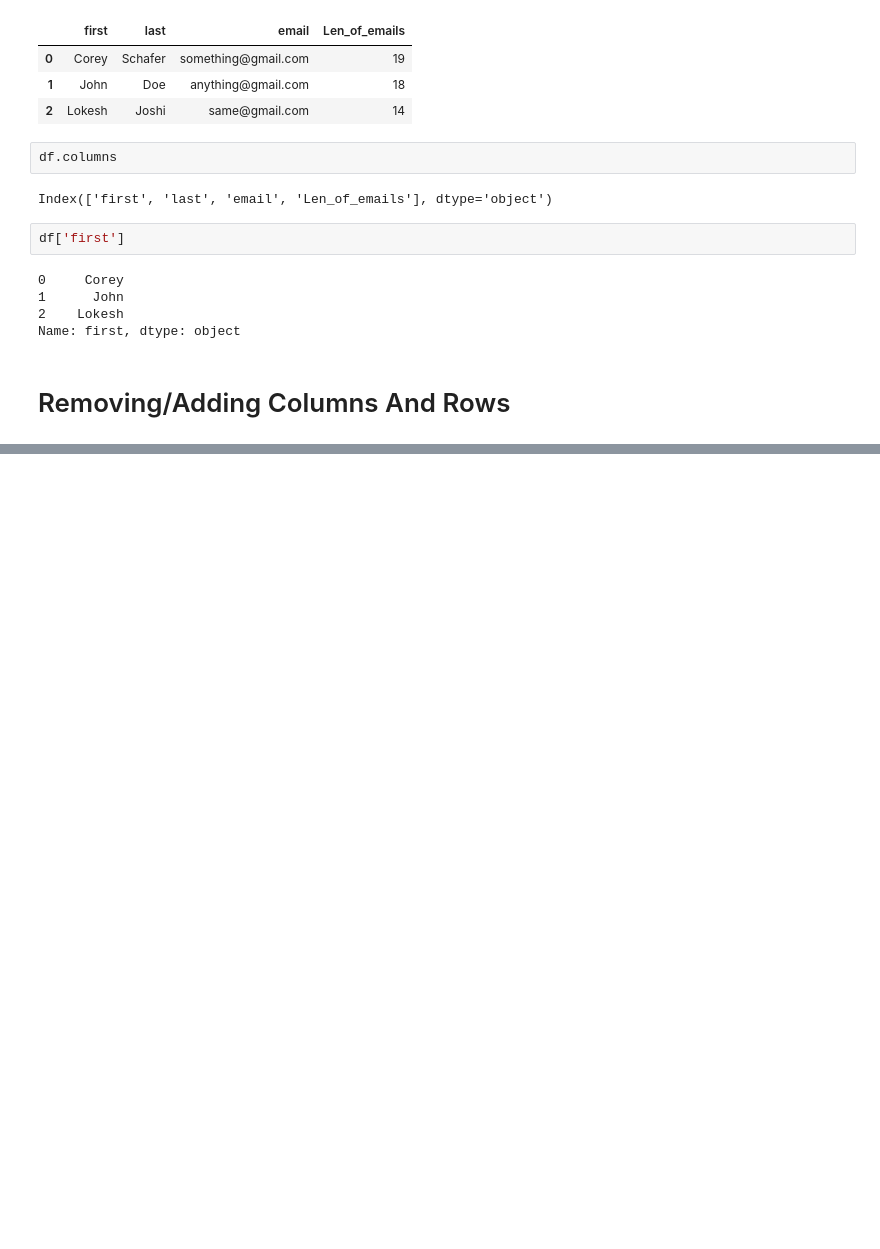
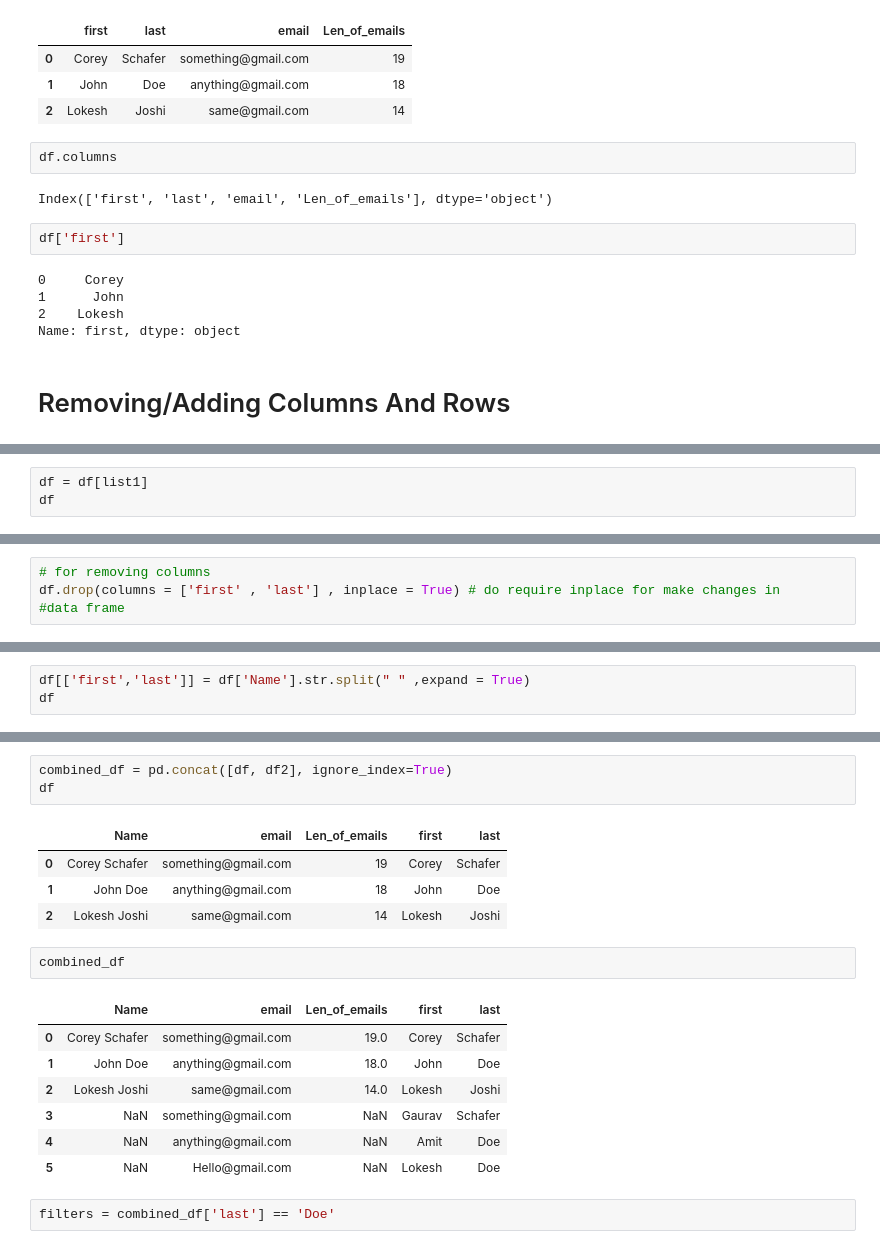
Before and after one commit to lucky-2104/Pandas, a Jupyter notebook: Modifying Data.ipynb, the cells around one changed output, grey strips where cells are left out. Drawn from its saved outputs; the diff is of its cells as text; blank space fills up the shorter version.

Commit message:
Modifying Rows and Columns and Sorting

```diff
--- a/Modifying Data.ipynb
+++ b/Modifying Data.ipynb
@@ -178,0 +205,3 @@ Name: first, dtype: object
+# %%
+df = df[list1]
+df
@@ -178,0 +213,4 @@ Name: first, dtype: object
+# %%
+# for removing columns
+df.drop(columns = ['first' , 'last'] , inplace = True) # do require inplace for make changes in
+#data frame
@@ -178,0 +229,3 @@ Name: first, dtype: object
+# %%
+df[['first','last']] = df['Name'].str.split(" " ,expand = True)
+df
@@ -178,0 +256,20 @@ Name: first, dtype: object
+# %%
+combined_df = pd.concat([df, df2], ignore_index=True)
+df
+# %% [output]
+|  | Name | email | Len_of_emails | first | last |
+| 0 | Corey Schafer | something@gmail.com | 19 | Corey | Schafer |
+| 1 | John Doe | anything@gmail.com | 18 | John | Doe |
+| 2 | Lokesh Joshi | same@gmail.com | 14 | Lokesh | Joshi |
+# %%
+combined_df
+# %% [output]
+|  | Name | email | Len_of_emails | first | last |
+| 0 | Corey Schafer | something@gmail.com | 19.0 | Corey | Schafer |
+| 1 | John Doe | anything@gmail.com | 18.0 | John | Doe |
+| 2 | Lokesh Joshi | same@gmail.com | 14.0 | Lokesh | Joshi |
+| 3 | NaN | something@gmail.com | NaN | Gaurav | Schafer |
+| 4 | NaN | anything@gmail.com | NaN | Amit | Doe |
+| 5 | NaN | Hello@gmail.com | NaN | Lokesh | Doe |
+# %%
+filters = combined_df['last'] == 'Doe'
```
Also changed, not shown: parts of 14 cells of this notebook, 3 other files.
